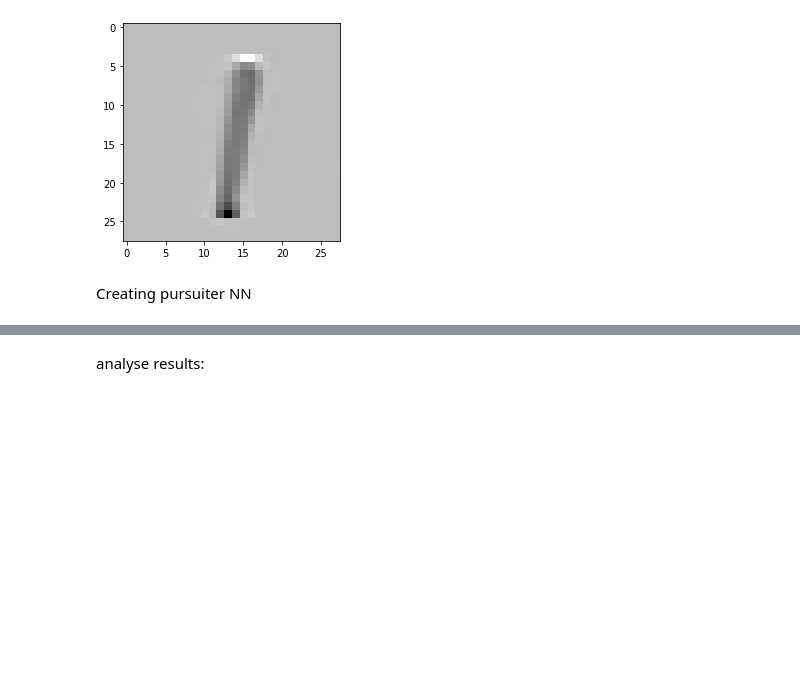
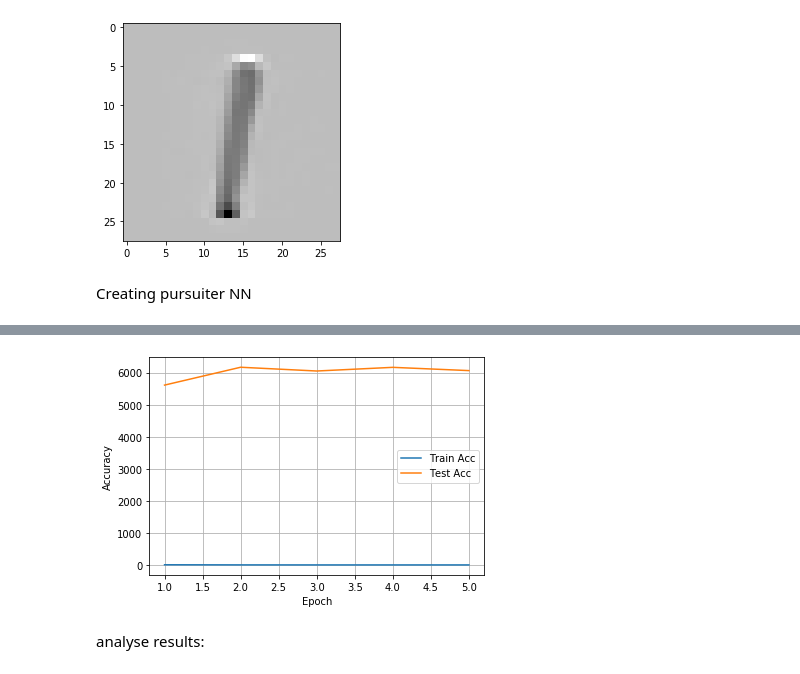
Before and after one commit to tsachiblau/sparseGANProject, a Jupyter notebook: NN_sparse_pursuit.ipynb, the cells around one changed output, grey strips where cells are left out. Drawn from its saved outputs; the diff is of its cells as text; code cells hidden in the pictures; blank space fills up the shorter version.

```diff
--- a/NN_sparse_pursuit.ipynb
+++ b/NN_sparse_pursuit.ipynb
@@ -154,7 +154,7 @@ fake_image_vec = Lambda(lambda x: matrix_transpose(matmul(dictionary_loaded2,mat
 
 
 pursuiter_full = Model(pursuiter_input, [fake_image_vec,sparse_vec])
-pursuiter_full.compile(loss=['mean_squared_error','mean_absolute_error'], optimizer=optimizer,loss_weights=[1,L1_weight])
+pursuiter_full.compile(loss=['mean_squared_error','mean_absolute_error'], optimizer=optimizer,loss_weights=[1,0])
 pursuiter_full.name = "pursuiter_full"
 print(pursuiter_full.summary())
 
@@ -196,3 +196,4 @@ WARNING:tensorflow:From /usr/local/lib/python3.6/dist-packages/keras/backend/ten
+[figure, added]
 # %% [markdown]
 analyse results:
 # %%
```
Also changed, not shown: parts of 2 cells of this notebook.
